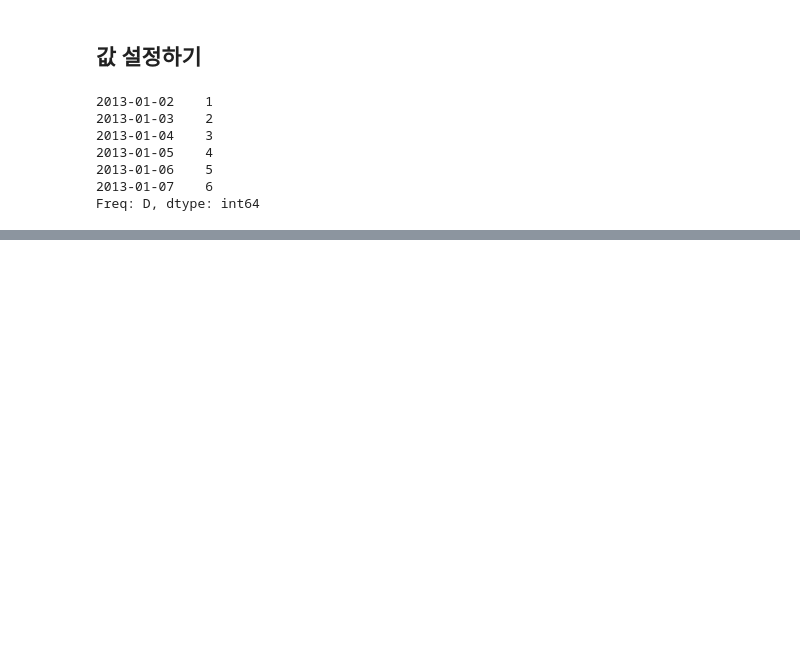
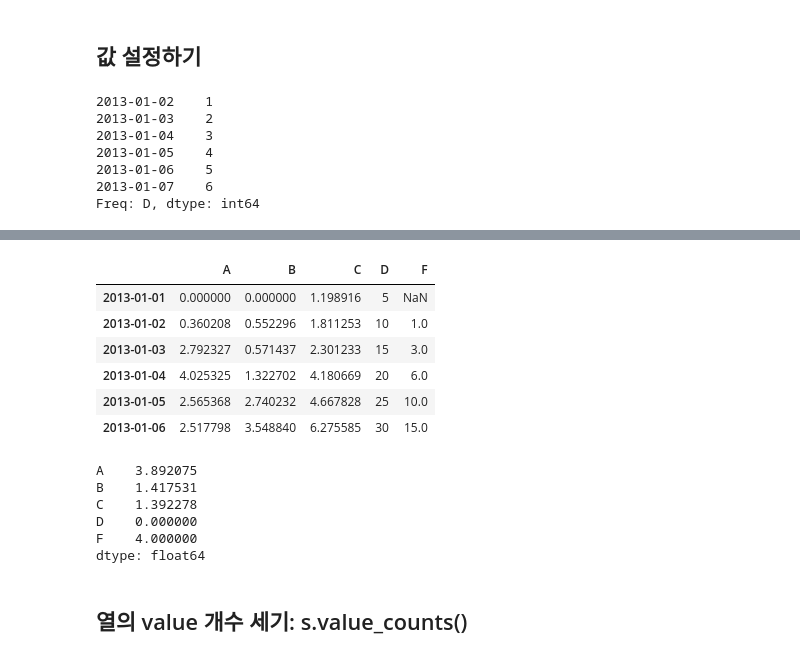
Before and after one commit to hanna-joo/Edu_BigData, a Jupyter notebook: python_edu/pandas_basic.ipynb, the cells around one changed output, grey strips where cells are left out. Drawn from its saved outputs; the diff is of its cells as text; code cells hidden in the pictures; blank space fills up the shorter version.

```diff
--- a/python_edu/pandas_basic.ipynb
+++ b/python_edu/pandas_basic.ipynb
@@ -373,0 +481,23 @@ df2
+# %%
+# df의 컬럼별로 누적합 구하기
+df.apply(np.cumsum)
+# %% [output]
+|  | A | B | C | D | F |
+| 2013-01-01 | 0.000000 | 0.000000 | 1.198916 | 5 | NaN |
+| 2013-01-02 | 0.360208 | 0.552296 | 1.811253 | 10 | 1.0 |
+| 2013-01-03 | 2.792327 | 0.571437 | 2.301233 | 15 | 3.0 |
+| 2013-01-04 | 4.025325 | 1.322702 | 4.180669 | 20 | 6.0 |
+| 2013-01-05 | 2.565368 | 2.740232 | 4.667828 | 25 | 10.0 |
+| 2013-01-06 | 2.517798 | 3.548840 | 6.275585 | 30 | 15.0 |
+# %%
+# df의 컬럼별로 lambda함수 적용하기
+df.apply(lambda x:x.max()-x.min())
+# %% [output]
+A    3.892075
+B    1.417531
+C    1.392278
+D    0.000000
+F    4.000000
+dtype: float64
+# %% [markdown]
+## 열의 value 개수 세기: s.value_counts()
```
Also changed, not shown: parts of 50 cells of this notebook.
